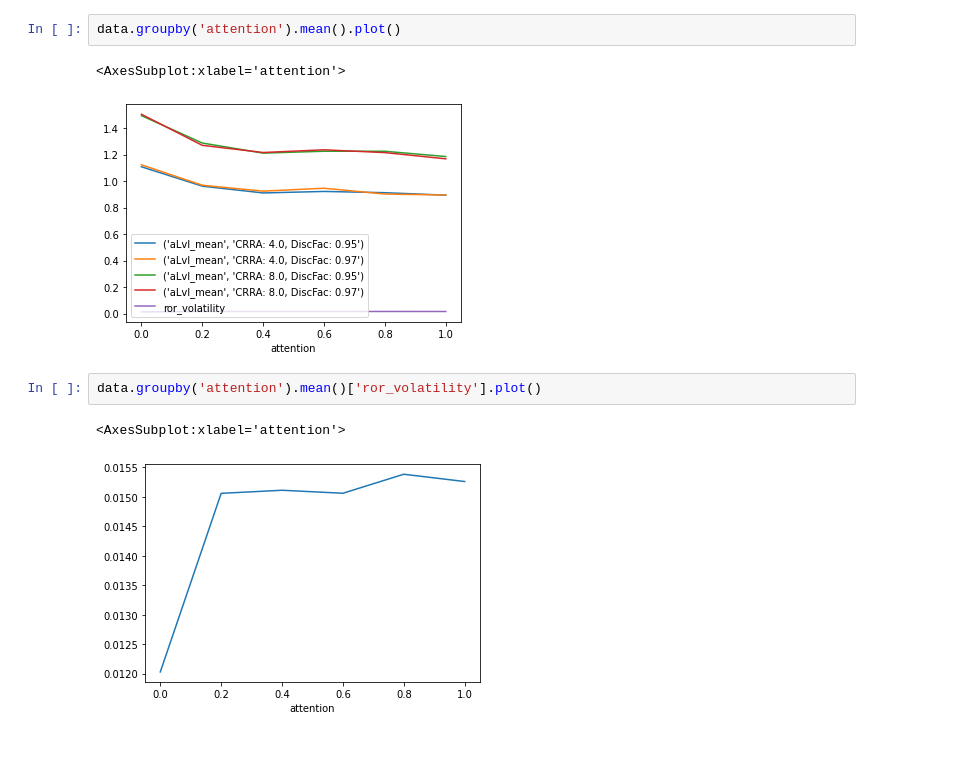
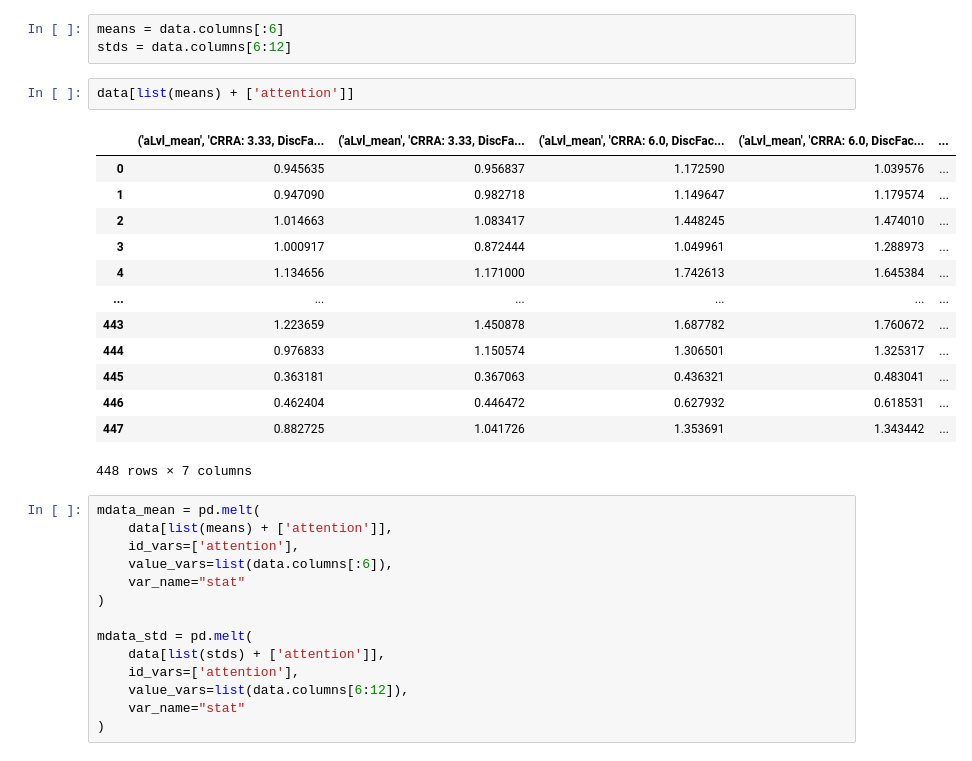
Before and after one commit to sbenthall/SHARKFin, a Jupyter notebook: HARK/Analysis.ipynb, the cells around one changed output. Drawn from its saved outputs; the diff is of its cells as text.

```diff
--- a/HARK/Analysis.ipynb
+++ b/HARK/Analysis.ipynb
@@ -20,10 +21,33 @@ sns.displot(
-# %%
-data.groupby('attention').mean().plot()
-# %% [output]
-<AxesSubplot:xlabel='attention'>
-[figure, removed]
-# %%
-data.groupby('attention').mean()['ror_volatility'].plot()
-# %% [output]
-<AxesSubplot:xlabel='attention'>
-[figure, removed]
+# %%
+means = data.columns[:6]
+stds = data.columns[6:12]
+# %%
+data[list(means) + ['attention']]
+# %% [output]
+|  | ('aLvl_mean', 'CRRA: 3.33, DiscFa... | ('aLvl_mean', 'CRRA: 3.33, DiscFa... | ('aLvl_mean', 'CRRA: 6.0, DiscFac... | ('aLvl_mean', 'CRRA: 6.0, DiscFac... | ... |
+| 0 | 0.945635 | 0.956837 | 1.172590 | 1.039576 | ... |
+| 1 | 0.947090 | 0.982718 | 1.149647 | 1.179574 | ... |
+| 2 | 1.014663 | 1.083417 | 1.448245 | 1.474010 | ... |
+| 3 | 1.000917 | 0.872444 | 1.049961 | 1.288973 | ... |
+| 4 | 1.134656 | 1.171000 | 1.742613 | 1.645384 | ... |
+| ... | ... | ... | ... | ... | ... |
+| 443 | 1.223659 | 1.450878 | 1.687782 | 1.760672 | ... |
+| 444 | 0.976833 | 1.150574 | 1.306501 | 1.325317 | ... |
+| 445 | 0.363181 | 0.367063 | 0.436321 | 0.483041 | ... |
+| 446 | 0.462404 | 0.446472 | 0.627932 | 0.618531 | ... |
+| 447 | 0.882725 | 1.041726 | 1.353691 | 1.343442 | ... |
+448 rows × 7 columns
+# %%
+mdata_mean = pd.melt(
+    data[list(means) + ['attention']],
+    id_vars=['attention'],
+    value_vars=list(data.columns[:6]),
+    var_name="stat"
+)
+
+mdata_std = pd.melt(
+    data[list(stds) + ['attention']],
+    id_vars=['attention'],
+    value_vars=list(data.columns[6:12]),
+    var_name="stat"
+)
```
Also changed, not shown: parts of 5 cells of this notebook, 3 other files.
